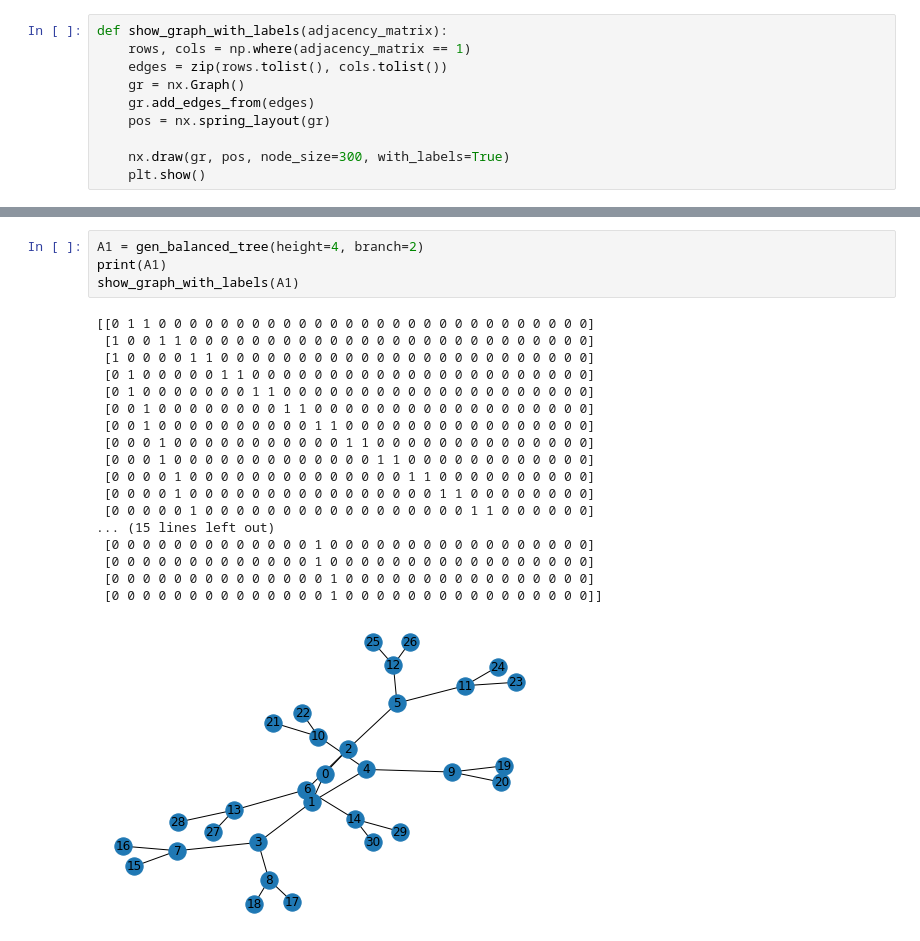
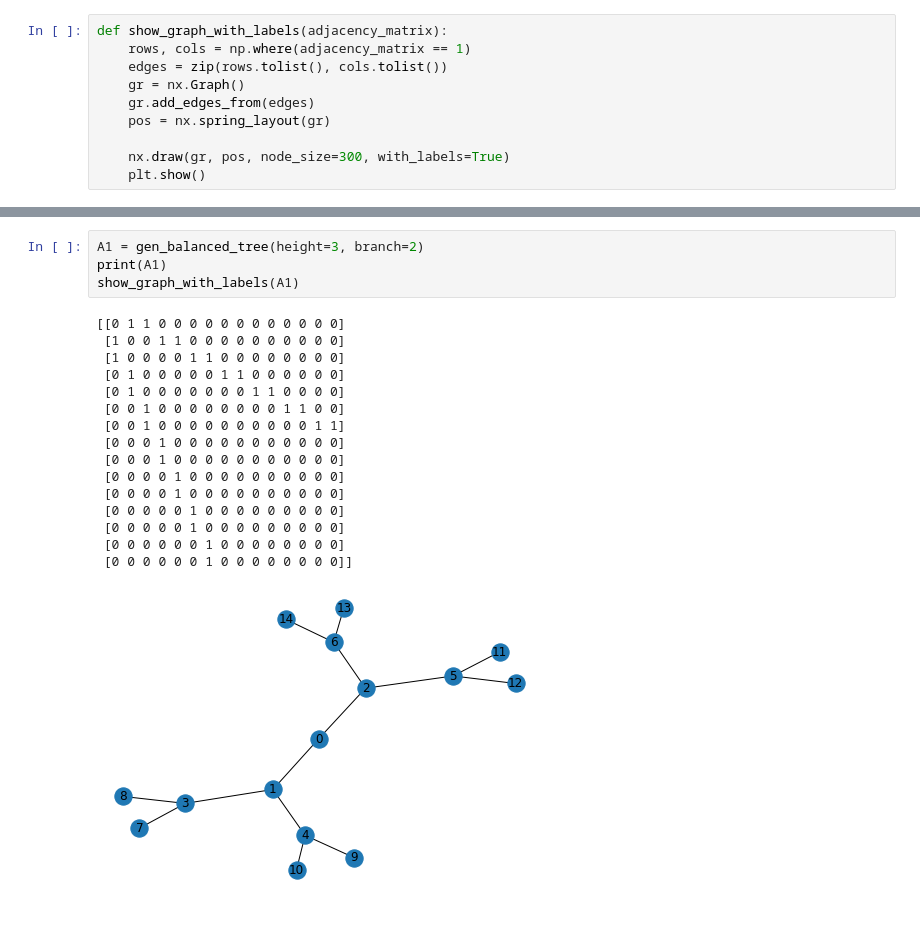
Before and after one commit to luishengjie/parallel-bfs, a Jupyter notebook: tree_visualization.ipynb, the cells around one changed output, grey strips where cells are left out. Saved outputs shown, nothing was run; the diff lists cells and outputs as text.

```diff
--- a/tree_visualization.ipynb
+++ b/tree_visualization.ipynb
@@ -39,23 +39,21 @@ show_graph_with_labels(A)
 # %%
-A1 = gen_balanced_tree(height=4, branch=2)
+A1 = gen_balanced_tree(height=3, branch=2)
 print(A1)
 show_graph_with_labels(A1)
 # %% [output]
-[[0 1 1 0 0 0 0 0 0 0 0 0 0 0 0 0 0 0 0 0 0 0 0 0 0 0 0 0 0 0 0]
- [1 0 0 1 1 0 0 0 0 0 0 0 0 0 0 0 0 0 0 0 0 0 0 0 0 0 0 0 0 0 0]
- [1 0 0 0 0 1 1 0 0 0 0 0 0 0 0 0 0 0 0 0 0 0 0 0 0 0 0 0 0 0 0]
- [0 1 0 0 0 0 0 1 1 0 0 0 0 0 0 0 0 0 0 0 0 0 0 0 0 0 0 0 0 0 0]
- [0 1 0 0 0 0 0 0 0 1 1 0 0 0 0 0 0 0 0 0 0 0 0 0 0 0 0 0 0 0 0]
- [0 0 1 0 0 0 0 0 0 0 0 1 1 0 0 0 0 0 0 0 0 0 0 0 0 0 0 0 0 0 0]
- [0 0 1 0 0 0 0 0 0 0 0 0 0 1 1 0 0 0 0 0 0 0 0 0 0 0 0 0 0 0 0]
- [0 0 0 1 0 0 0 0 0 0 0 0 0 0 0 1 1 0 0 0 0 0 0 0 0 0 0 0 0 0 0]
- [0 0 0 1 0 0 0 0 0 0 0 0 0 0 0 0 0 1 1 0 0 0 0 0 0 0 0 0 0 0 0]
- [0 0 0 0 1 0 0 0 0 0 0 0 0 0 0 0 0 0 0 1 1 0 0 0 0 0 0 0 0 0 0]
- [0 0 0 0 1 0 0 0 0 0 0 0 0 0 0 0 0 0 0 0 0 1 1 0 0 0 0 0 0 0 0]
- [0 0 0 0 0 1 0 0 0 0 0 0 0 0 0 0 0 0 0 0 0 0 0 1 1 0 0 0 0 0 0]
-... (15 lines left out)
- [0 0 0 0 0 0 0 0 0 0 0 0 0 1 0 0 0 0 0 0 0 0 0 0 0 0 0 0 0 0 0]
- [0 0 0 0 0 0 0 0 0 0 0 0 0 1 0 0 0 0 0 0 0 0 0 0 0 0 0 0 0 0 0]
- [0 0 0 0 0 0 0 0 0 0 0 0 0 0 1 0 0 0 0 0 0 0 0 0 0 0 0 0 0 0 0]
- [0 0 0 0 0 0 0 0 0 0 0 0 0 0 1 0 0 0 0 0 0 0 0 0 0 0 0 0 0 0 0]]
+[[0 1 1 0 0 0 0 0 0 0 0 0 0 0 0]
+ [1 0 0 1 1 0 0 0 0 0 0 0 0 0 0]
+ [1 0 0 0 0 1 1 0 0 0 0 0 0 0 0]
+ [0 1 0 0 0 0 0 1 1 0 0 0 0 0 0]
+ [0 1 0 0 0 0 0 0 0 1 1 0 0 0 0]
+ [0 0 1 0 0 0 0 0 0 0 0 1 1 0 0]
+ [0 0 1 0 0 0 0 0 0 0 0 0 0 1 1]
+ [0 0 0 1 0 0 0 0 0 0 0 0 0 0 0]
+ [0 0 0 1 0 0 0 0 0 0 0 0 0 0 0]
+ [0 0 0 0 1 0 0 0 0 0 0 0 0 0 0]
+ [0 0 0 0 1 0 0 0 0 0 0 0 0 0 0]
+ [0 0 0 0 0 1 0 0 0 0 0 0 0 0 0]
+ [0 0 0 0 0 1 0 0 0 0 0 0 0 0 0]
+ [0 0 0 0 0 0 1 0 0 0 0 0 0 0 0]
+ [0 0 0 0 0 0 1 0 0 0 0 0 0 0 0]]
-[figure, old version]
+[figure, new version]
```
Also changed, not shown: parts of 1 cell of this notebook, 5 other files.
